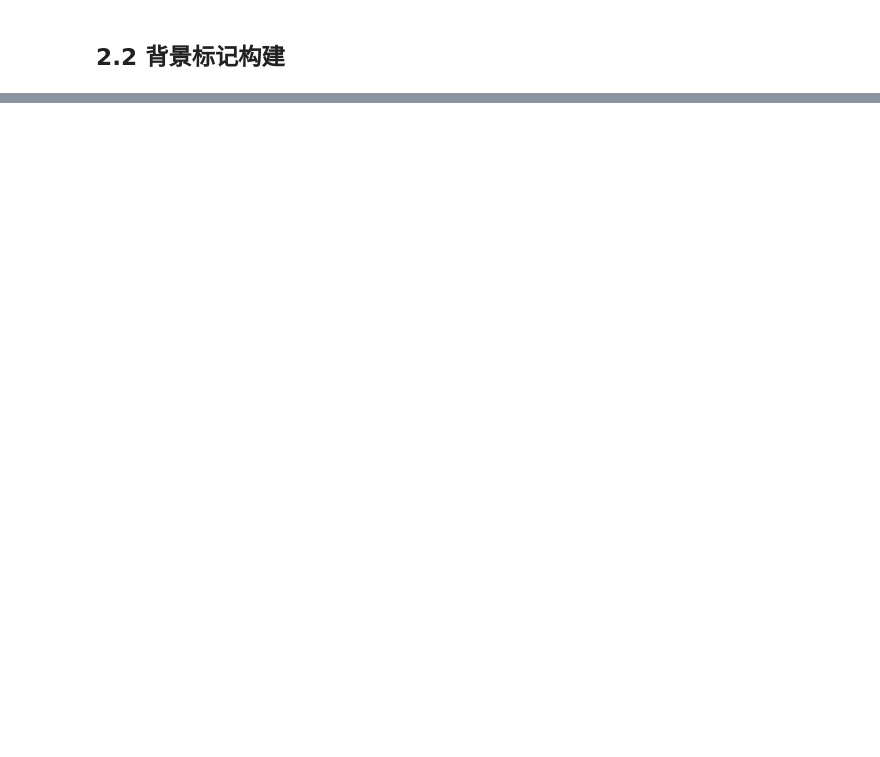
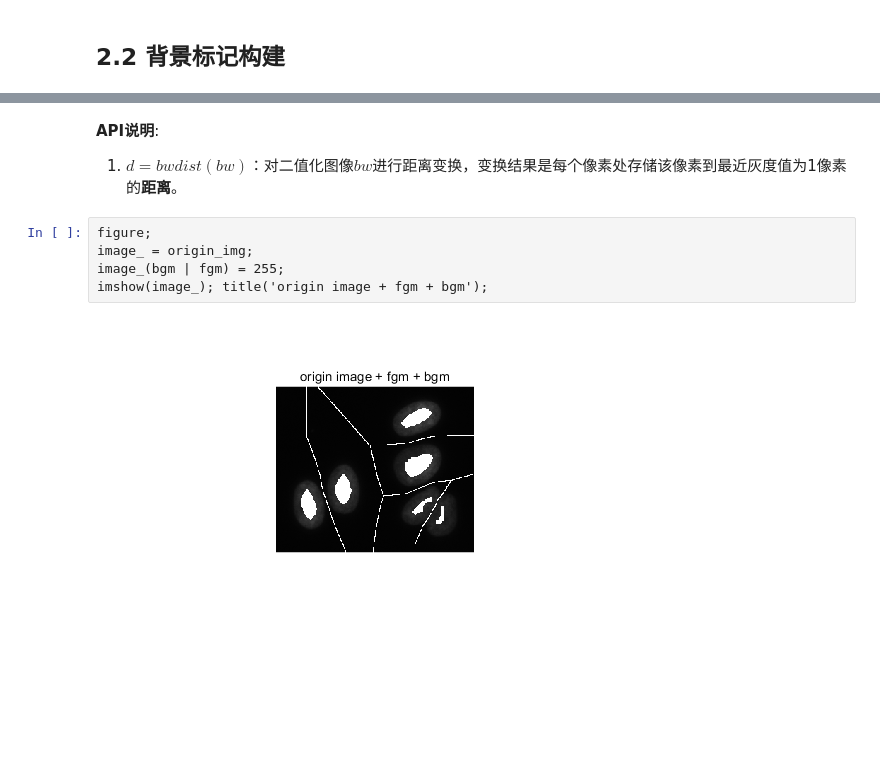
Before and after one commit to GCaptainNemo/image-processing-utils-matlab, a Jupyter notebook: jupyter_notebook/watershed.ipynb, the cells around one changed output, grey strips where cells are left out. Cells and saved outputs as stored; diff of their text form; blank space fills up the shorter version.

```diff
--- a/jupyter_notebook/watershed.ipynb
+++ b/jupyter_notebook/watershed.ipynb
@@ -86,3 +73,13 @@ subplot(122);imshow(bgm);title('bgm');
+# %% [markdown]
+**API说明**:
+1. $d = bwdist(bw)$：对二值化图像$bw$进行距离变换，变换结果是每个像素处存储该像素到最近灰度值为1像素的**距离**。
+# %%
+figure;
+image_ = origin_img;
+image_(bgm | fgm) = 255;
+imshow(image_); title('origin image + fgm + bgm');
+# %% [output]
+[figure, added]
 # %%
 % smooth gradient image
 gradmag2 = imimposemin(gradmag, bgm | fgm);
```
Also changed, not shown: parts of 5 cells of this notebook.
